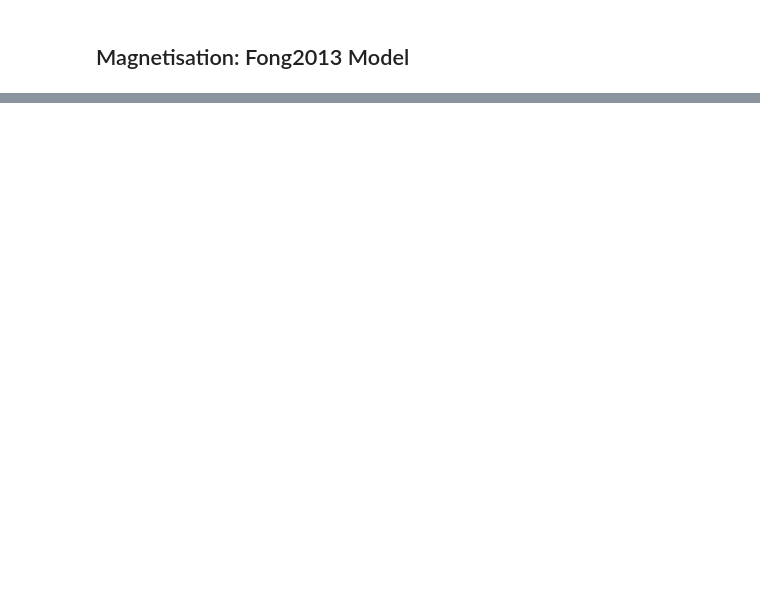
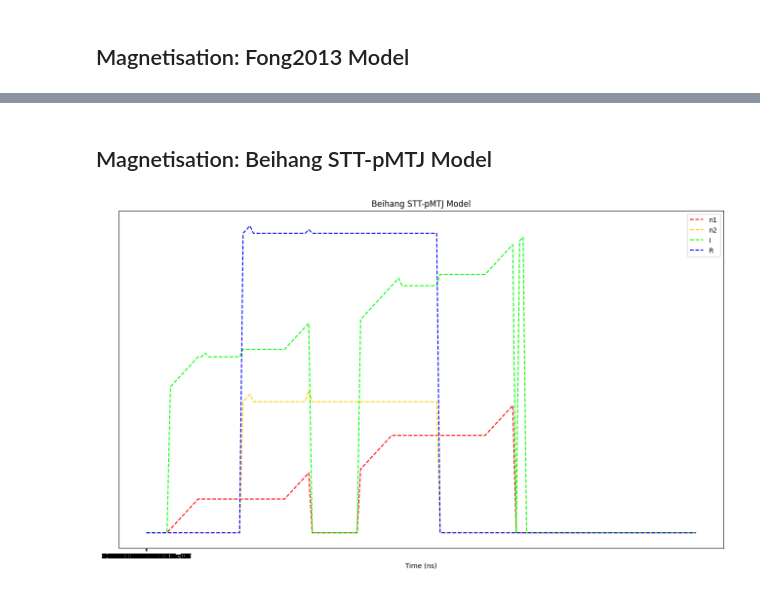
Before and after one commit to CRTejaswi/mtj, a Jupyter notebook: plot.ipynb, the cells around one changed output, grey strips where cells are left out. Drawn from its saved outputs; the diff is of its cells as text; code cells hidden in the pictures; blank space fills up the shorter version.

```diff
--- a/plot.ipynb
+++ b/plot.ipynb
@@ -57,0 +79,6 @@ plot_spice(datafile='pmtj-p2ap.printtr0', plotName='pMTJ (P->AP)')
+# %% [markdown]
+## Magnetisation: Beihang STT-pMTJ Model
+# %%
+plot_spice(model='beihang/stt-pmtj', datafile='stt-pmtj1.csv', datatype='csv', plotName='Beihang STT-pMTJ Model')
+# %% [output]
+[figure, added]
```
Also changed, not shown: parts of 11 cells of this notebook.
